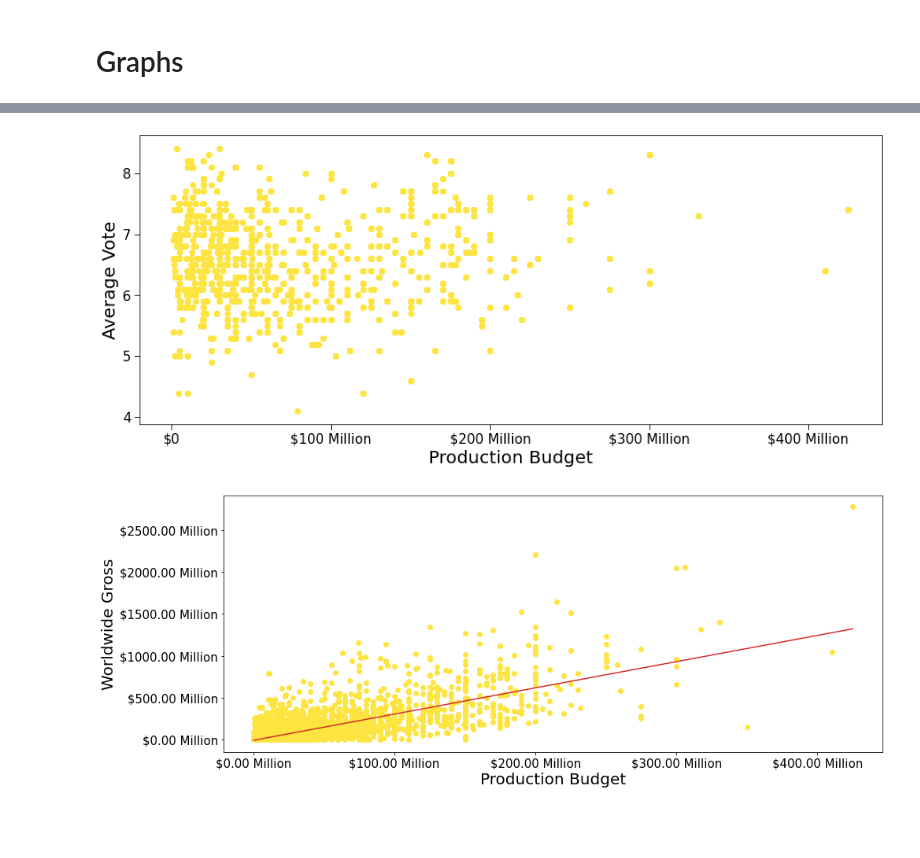
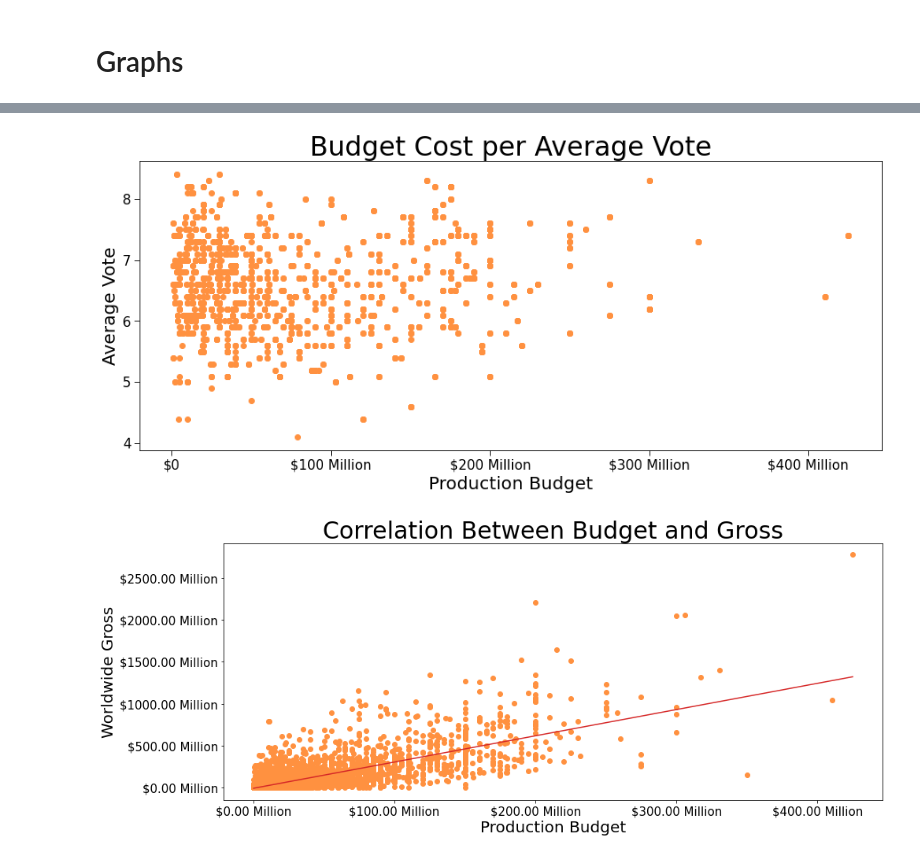
Before and after one commit to Co-nn/Movie-Analysis-Project, a Jupyter notebook: Main.ipynb, the cells around one changed output, grey strips where cells are left out. Saved outputs shown, nothing was run; the diff lists cells and outputs as text; code cells hidden in the pictures; blank space fills up the shorter version.

```diff
--- a/Main.ipynb
+++ b/Main.ipynb
@@ -234,28 +234,28 @@ plt.show()
 # %%
 fig, ax = plt.subplots(figsize=(15,6))
 palet =plt.get_cmap("Set1")
-ax.scatter(y=gm_genre_df["vote_average"], x=gm_genre_df["production_budget"], color = "#fee440")
+ax.scatter(y=gm_genre_df["vote_average"], x=gm_genre_df["production_budget"], color = '#ff9140')
 
 ax.set_xlabel("Production Budget", fontsize=20)
 ax.set_ylabel("Average Vote", fontsize=20)
-# ax.set_title("Budget Cost per Average Vote", fontsize=30)
+ax.set_title("Budget Cost per Average Vote", fontsize=30)
 ax.set_xticklabels(las, minor=False)
 # ax.set_xticks(lis, minor=True)
 # ax.set_xticklabels(lis, minor=True)
 ax.tick_params(length=6, which="both", labelsize=15)
 plt.savefig("Graphs/Budget_Cost_per_Average_Vote.png", bbox_inches="tight")
 # %% [output]
-[figure, old version]
+[figure, new version]
 # %%
 x = movie_budgets_df_clean['production_budget']/1000000
 y = movie_budgets_df_clean['worldwide_gross']/1000000
 palette = plt.get_cmap('Set1')
 fig, ax = plt.subplots(figsize = (15, 6))
-ax.scatter(x, y, color = "#fee440")
+ax.scatter(x, y, color = '#ff9140')
 z = np.polyfit(x, y, 1)
 p = np.poly1d(z)
 plt.plot(x, p(x), color = '#D62828')
-# ax.set_title("Correlation Between Budget and Gross", fontsize = 30)
+ax.set_title("Correlation Between Budget and Gross", fontsize = 30)
 ax.set_ylabel("Worldwide Gross", fontsize = 20)
 ax.set_xlabel("Production Budget", fontsize = 20)
 plt.xticks(fontsize=15)
@@ -265,4 +265,4 @@ ax.yaxis.set_major_formatter(StrMethodFormatter('${x:.2f} Million'))
 plt.savefig("Graphs/Correlation_Between_Budget_and_Gross.png", bbox_inches="tight")
 plt.show()
 # %% [output]
-[figure, old version]
+[figure, new version]
```
Also changed, not shown: parts of 4 cells of this notebook, 6 other files.
